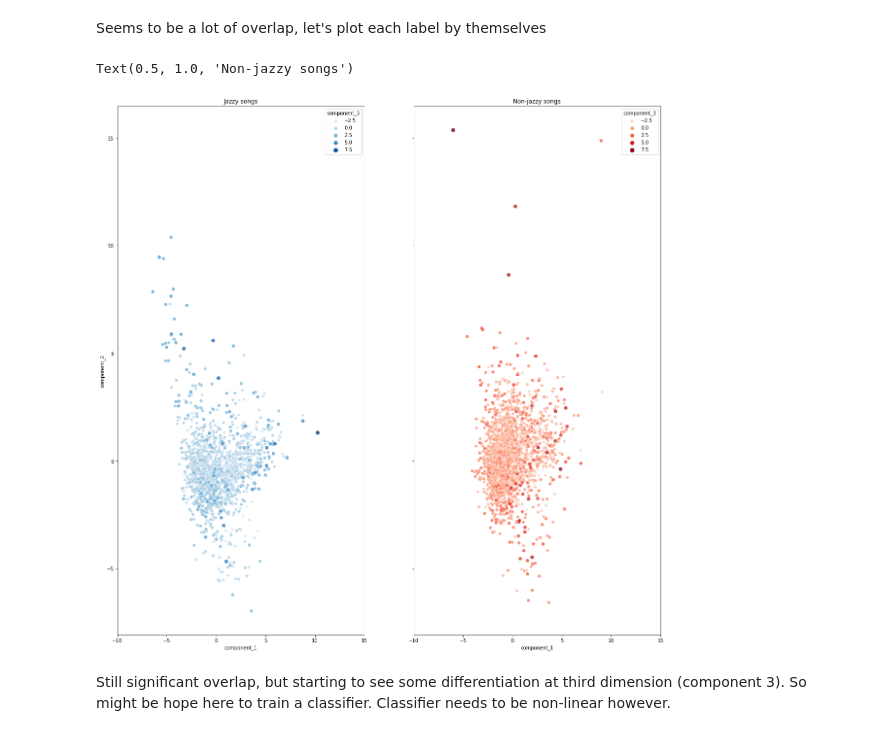
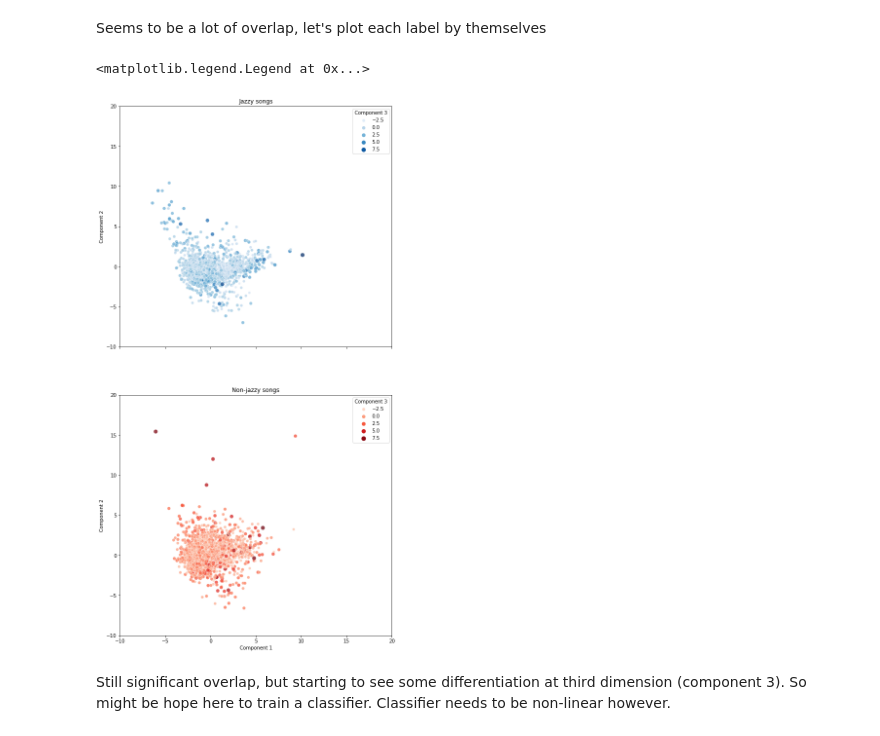
Before and after one commit to LingeJohnsen/Playlist-curator, a Jupyter notebook: Jazzy_notebook.ipynb, the cells around one changed output. Saved outputs shown, nothing was run; the diff lists cells and outputs as text; code cells hidden in the pictures.

Commit message:
Some minor changes to plots and addition of PR-curve plot to training notebook

```diff
--- a/Jazzy_notebook.ipynb
+++ b/Jazzy_notebook.ipynb
@@ -369,32 +369,40 @@ Seems to be a lot of overlap, let's plot each label by themselves
 # %%
 pos_df = pca_df[pca_df['label']==1].copy()
 neg_df = pca_df[pca_df['label']==0].copy()
 
-fig, axes = plt.subplots(1,2,figsize=(20,20), subplot_kw={'xlim': (-10,15)}, sharey=True)
+fig, axes = plt.subplots(2,1,figsize=(10,20), subplot_kw={'xlim': (-10,20), 'ylim': (-10, 20)}, sharex=True)
 sns.scatterplot(
                 data = pos_df,
                 x = 'component_1',
                 y = 'component_2',
                 hue = 'component_3',
                 size = 'component_3',
                 palette = 'Blues',
                 alpha = 0.75,
                 ax = axes[0]
                )
 axes[0].set_title('Jazzy songs')
+axes[0].set_ylabel('Component 2')
+axes[0].patch.set_alpha(1)
+axes[0].legend(title='Component 3')
+# plt.gca().set_aspect('equal', adjustable='box')
 sns.scatterplot(
                 data = neg_df,
                 x = 'component_1',
                 y = 'component_2',
                 hue = 'component_3',
                 size = 'component_3',
                 palette = 'Reds',
                 alpha = 0.75,
                 ax = axes[1]
                )
 axes[1].set_title('Non-jazzy songs')
+axes[1].patch.set_alpha(1)
+axes[1].set_xlabel('Component 1')
+axes[1].set_ylabel('Component 2')
+axes[1].legend(title='Component 3')
 # %% [output]
-Text(0.5, 1.0, 'Non-jazzy songs')
+<matplotlib.legend.Legend at 0x...>
-[figure, old version]
+[figure, new version]
 # %% [markdown]
 Still significant overlap, but starting to see some differentiation at third dimension (component 3). So might be hope here to train a classifier. Classifier needs to be non-linear however.
```
Also changed, not shown: parts of 8 cells of this notebook, 1 other file.
